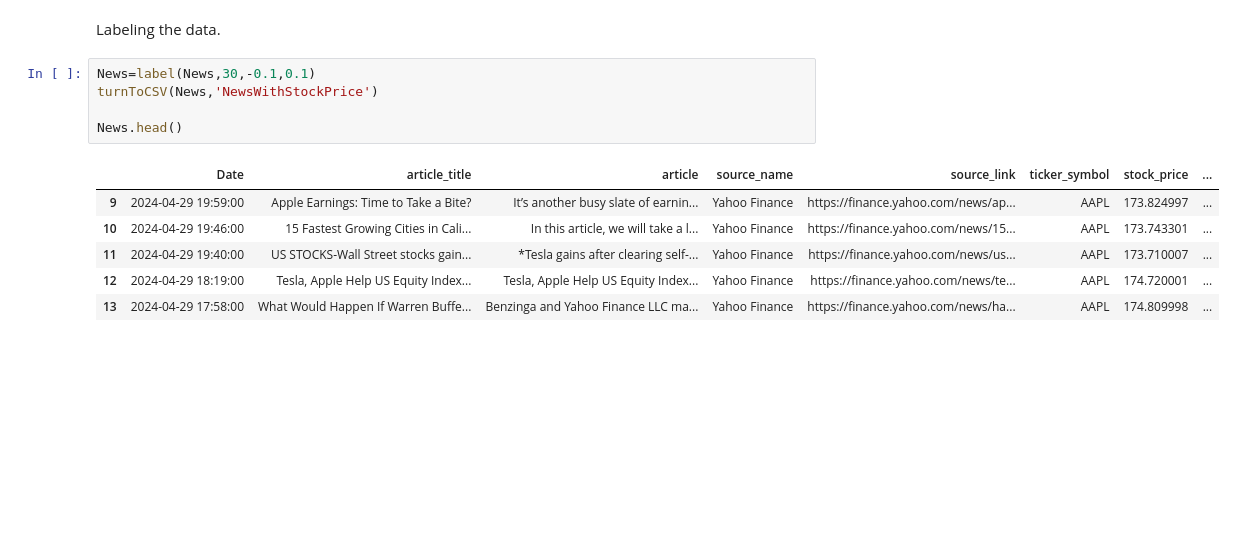
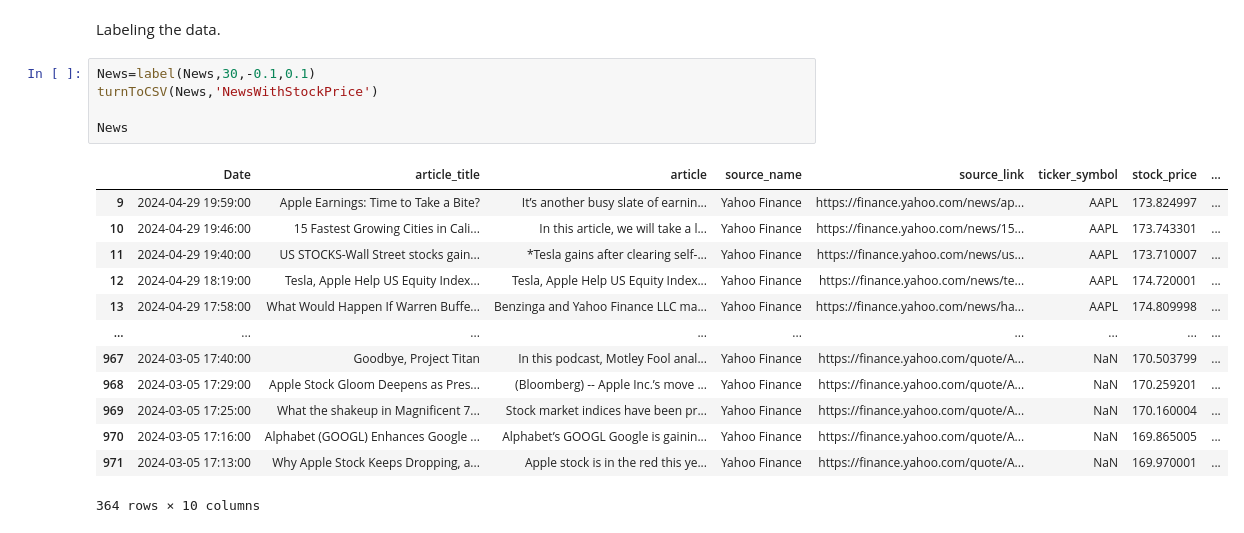
Before and after one commit to joudabihaidar/MarketMind, a Jupyter notebook: notebooks/labeling.ipynb, the cells around one changed output. Saved outputs shown, nothing was run; the diff lists cells and outputs as text; blank space fills up the shorter version.

```diff
--- a/notebooks/labeling.ipynb
+++ b/notebooks/labeling.ipynb
@@ -307,12 +310,19 @@ Labeling the data.
 # %%
 News=label(News,30,-0.1,0.1)
 turnToCSV(News,'NewsWithStockPrice')
 
-News.head()
+News
 # %% [output]
 |  | Date | article_title | article | source_name | source_link | ticker_symbol | stock_price | ... |
 | 9 | 2024-04-29 19:59:00 | Apple Earnings: Time to Take a Bite? | It’s another busy slate of earnin... | Yahoo Finance | https://finance.yahoo.com/news/ap... | AAPL | 173.824997 | ... |
 | 10 | 2024-04-29 19:46:00 | 15 Fastest Growing Cities in Cali... | In this article, we will take a l... | Yahoo Finance | https://finance.yahoo.com/news/15... | AAPL | 173.743301 | ... |
 | 11 | 2024-04-29 19:40:00 | US STOCKS-Wall Street stocks gain... | *Tesla gains after clearing self-... | Yahoo Finance | https://finance.yahoo.com/news/us... | AAPL | 173.710007 | ... |
 | 12 | 2024-04-29 18:19:00 | Tesla, Apple Help US Equity Index... | Tesla, Apple Help US Equity Index... | Yahoo Finance | https://finance.yahoo.com/news/te... | AAPL | 174.720001 | ... |
 | 13 | 2024-04-29 17:58:00 | What Would Happen If Warren Buffe... | Benzinga and Yahoo Finance LLC ma... | Yahoo Finance | https://finance.yahoo.com/news/ha... | AAPL | 174.809998 | ... |
+| ... | ... | ... | ... | ... | ... | ... | ... | ... |
+| 967 | 2024-03-05 17:40:00 | Goodbye, Project Titan | In this podcast, Motley Fool anal... | Yahoo Finance | https://finance.yahoo.com/quote/A... | NaN | 170.503799 | ... |
+| 968 | 2024-03-05 17:29:00 | Apple Stock Gloom Deepens as Pres... | (Bloomberg) -- Apple Inc.’s move ... | Yahoo Finance | https://finance.yahoo.com/quote/A... | NaN | 170.259201 | ... |
+| 969 | 2024-03-05 17:25:00 | What the shakeup in Magnificent 7... | Stock market indices have been pr... | Yahoo Finance | https://finance.yahoo.com/quote/A... | NaN | 170.160004 | ... |
+| 970 | 2024-03-05 17:16:00 | Alphabet (GOOGL) Enhances Google ... | Alphabet’s GOOGL Google is gainin... | Yahoo Finance | https://finance.yahoo.com/quote/A... | NaN | 169.865005 | ... |
+| 971 | 2024-03-05 17:13:00 | Why Apple Stock Keeps Dropping, a... | Apple stock is in the red this ye... | Yahoo Finance | https://finance.yahoo.com/quote/A... | NaN | 169.970001 | ... |
+364 rows × 10 columns
```
Also changed, not shown: parts of 2 cells of this notebook, 3 other files.
